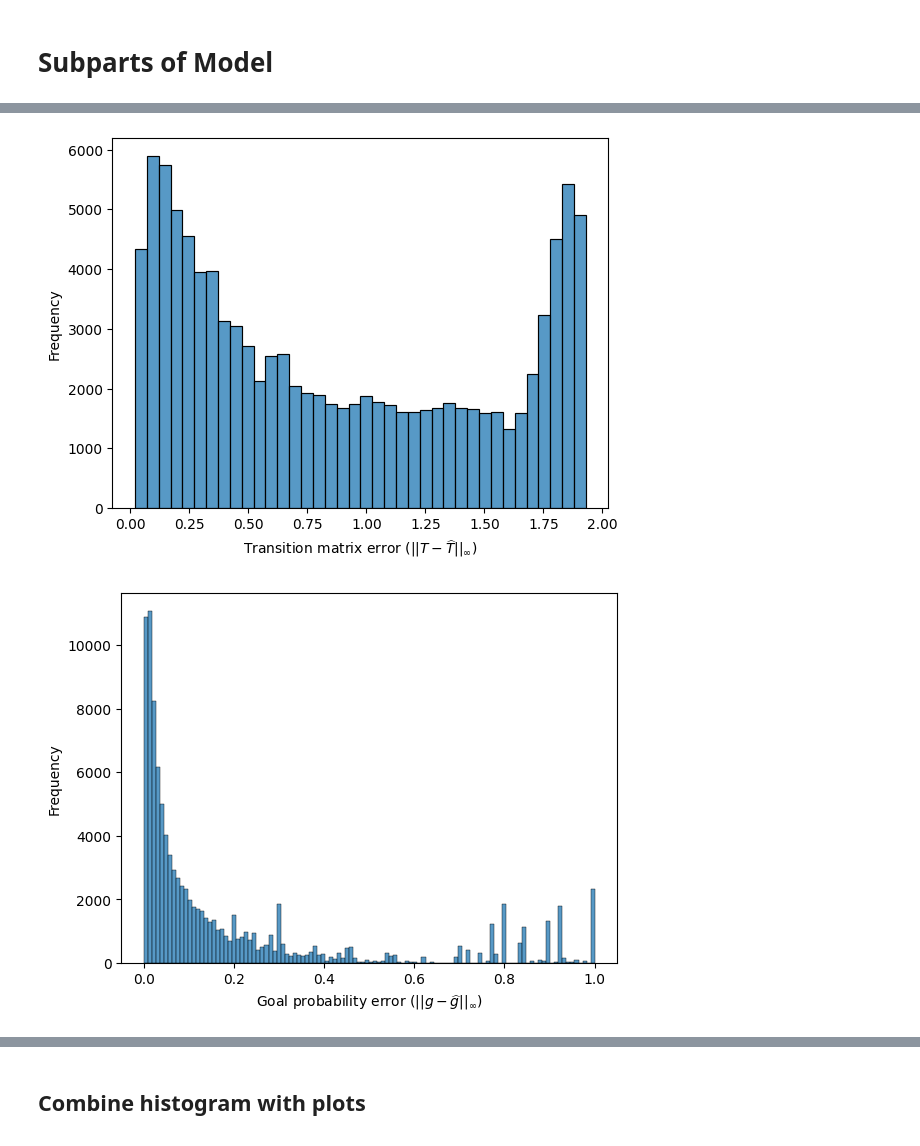
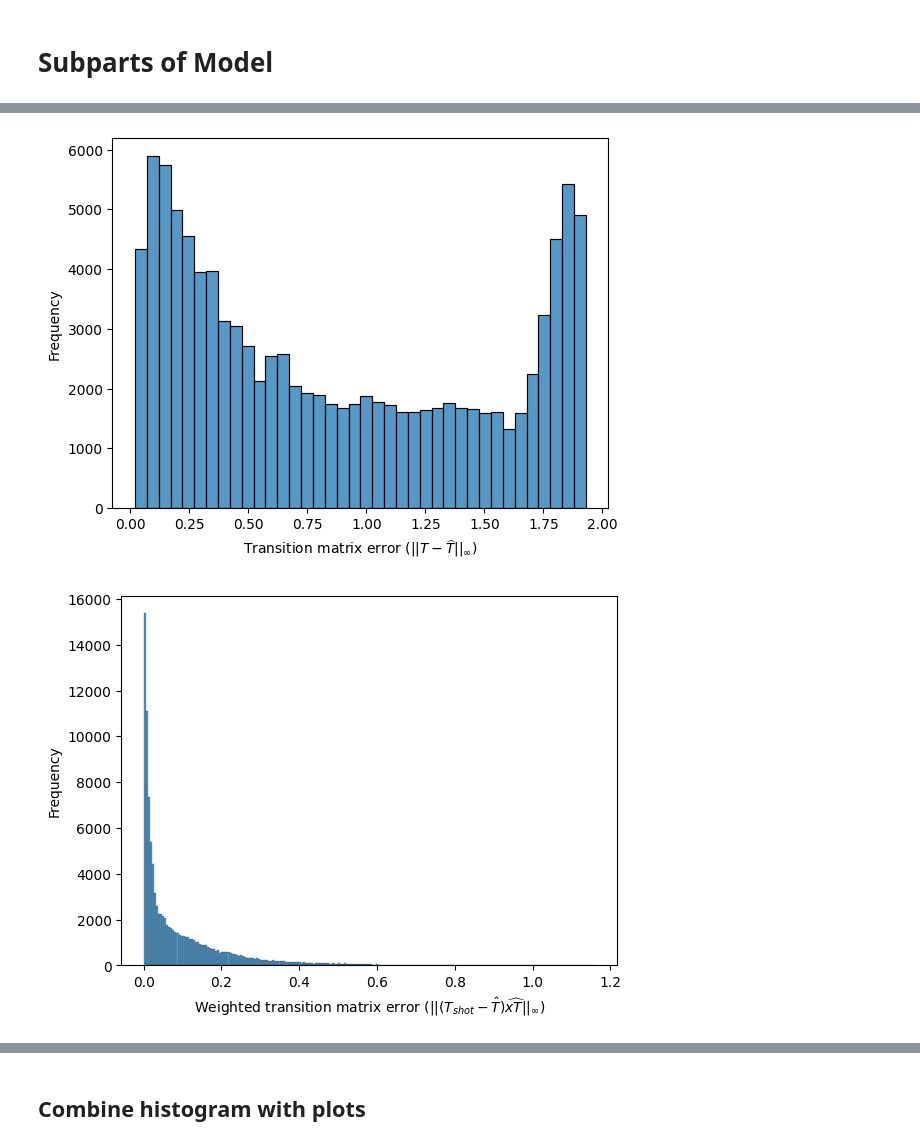
Before and after one commit to kvanarem42/xthreat-error-quantification-agentic, a Jupyter notebook: 4-investigate-results/apply_maximal_error_paper.ipynb, the cells around one changed output, grey strips where cells are left out. Cells and saved outputs as stored; diff of their text form; code cells hidden in the pictures.

```diff
--- a/4-investigate-results/apply_maximal_error_paper.ipynb
+++ b/4-investigate-results/apply_maximal_error_paper.ipynb
@@ -26,7 +26,7 @@ max_max_error = 0.030714285714285715
 # Import the data
 # %%
 # Load both old and new error dataframes
-df_errors_old = pd.read_csv('../3-calculate-values/bootstrap_errors_normal_xthreat.csv').rename(columns={'sample_size': 'N'})
+df_errors_old = pd.read_csv('../3-calculate-values/bootstrap_errors_normal_xthreat_rerun.csv').rename(columns={'sample_size': 'N'})
 df_errors_new = pd.read_csv('../3-calculate-values/bootstrap_errors_normal_xthreat_rerun_extended.csv').rename(columns={'sample_size': 'N'})
 
 # Append the new errors to the old errors
@@ -176,22 +176,24 @@ plt.show()
 # Subparts of Model
 # %%
 # Plot histograms of the errors
-error_columns = ['xT_error_inf_norm', 'transition_matrix_error_inf_norm',
+error_columns = ['xT_error_inf_norm', 'transition_matrix_error_inf_norm', 'weighted_transition_matrix_error_inf_norm',
                  'g_error_inf_norm', 'xG_error_inf_norm', 'prob_shot_error_inf_norm']
 error_labels = [r'Model error ($||xT-\widehat{xT}||_\infty$)',
                 r'Transition matrix error ($||T-\widehat{T}||_\infty$)',
+                r'Weighted transition matrix error ($||(T_{shot}-\hat{T})\widehat{xT}||_\infty$)',
                 r'Goal probability error ($||g-\widehat{g}||_\infty$)',
                 r'Expected goals error ($||xG-\widehat{xG}||_\infty$)',
-                r'Shot probability error ($||p_{shot}-\widehat{p_{shot}}||_\infty$)']
+                r'Shot probability error ($||p_{shot}-\widehat{p_{shot}}||_\infty$)',
+                r'Weighted shot probability error ($||w_{shot}-\widehat{w_{shot}}||_\infty$)']
 
 for error_col, error_label in zip(error_columns, error_labels):
     plt.figure()
     sns.histplot(df_errors[error_col], bins='auto', kde=False)
     # plt.title(f"Histogram of {error_label}")
     plt.xlabel(error_label)
     plt.ylabel("Frequency")
     plt.show()
 # %% [output]
 [figure]
 [figure]
-[figure, old version]
+[figure, new version]
```
Also changed, not shown: parts of 7 cells of this notebook, 2 other files.
